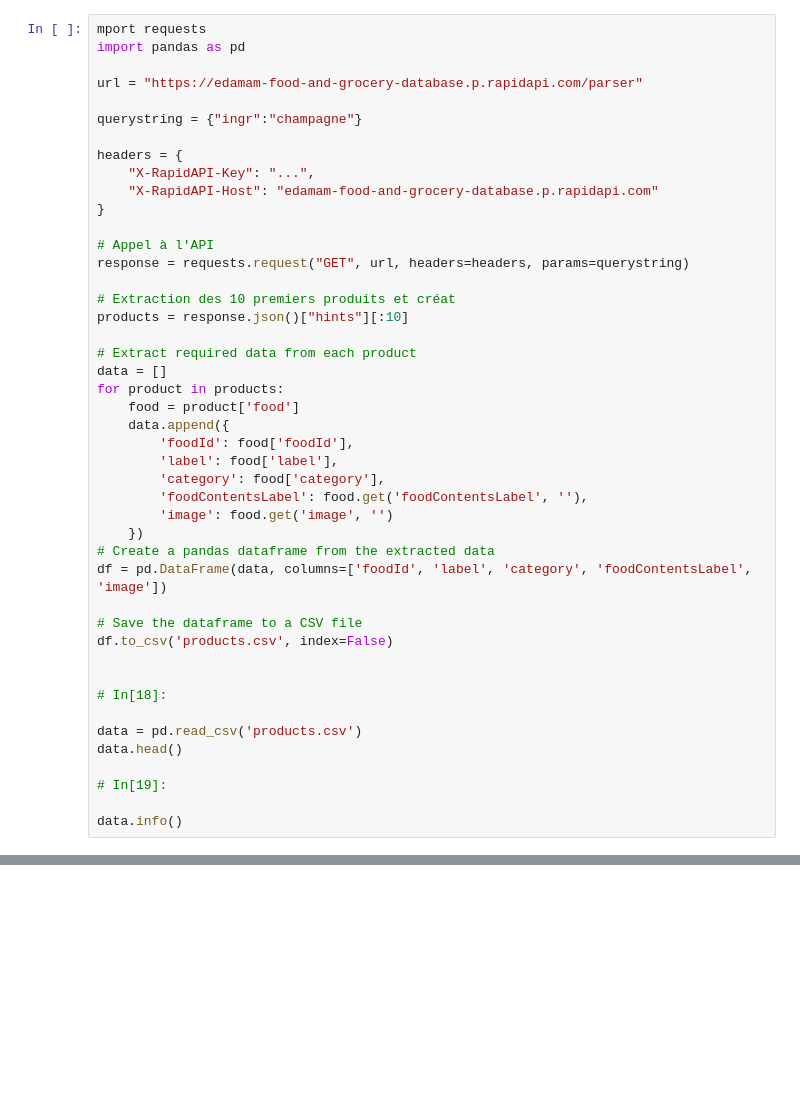
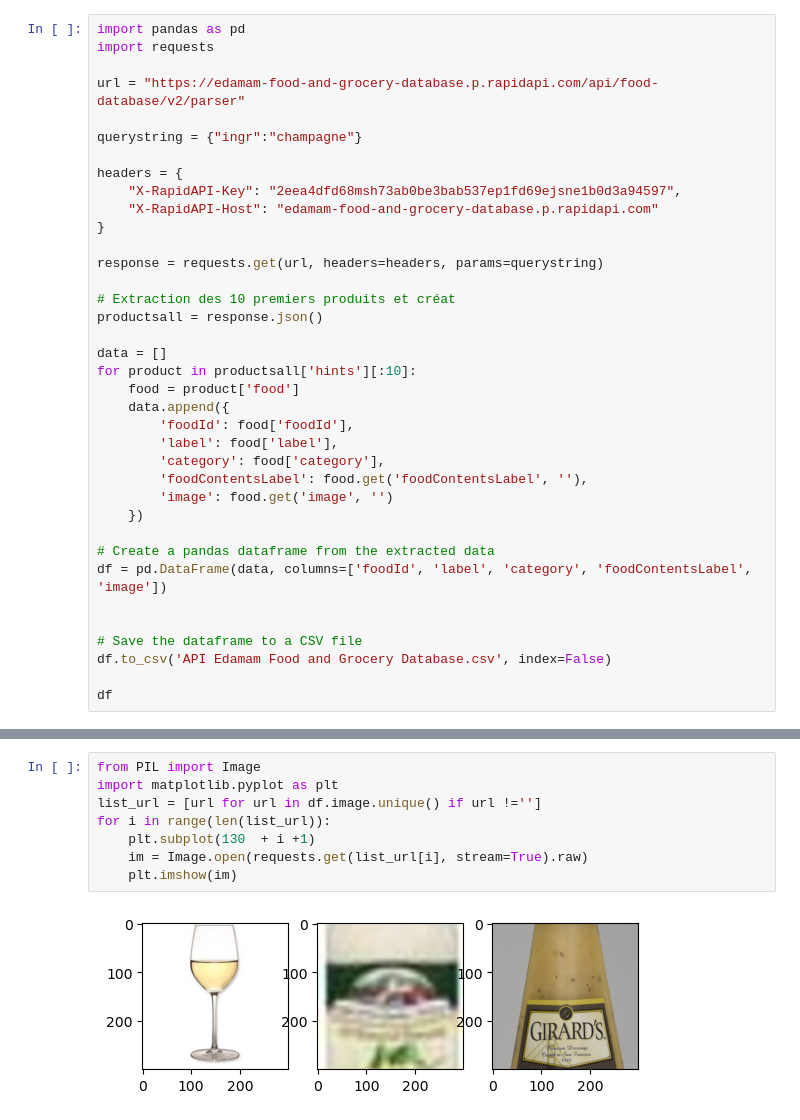
Before and after one commit to kevin-EK/OC-DS-P6-Classifiez-automatiquement-des-biens-de-consommation, a Jupyter notebook: API rapidPI.ipynb, the cells around one changed output, grey strips where cells are left out. Saved outputs shown, nothing was run; the diff lists cells and outputs as text; blank space fills up the shorter version.

```diff
--- a/API rapidPI.ipynb
+++ b/API rapidPI.ipynb
@@ -1,25 +1,23 @@
 # %%
-mport requests
 import pandas as pd
+import requests
 
-url = "https://edamam-food-and-grocery-database.p.rapidapi.com/parser"
+url = "https://edamam-food-and-grocery-database.p.rapidapi.com/api/food-database/v2/parser"
 
 querystring = {"ingr":"champagne"}
 
 headers = {
-    "X-RapidAPI-Key": "...",
+    "X-RapidAPI-Key": "2eea4dfd68msh73ab0be3bab537ep1fd69ejsne1b0d3a94597",
     "X-RapidAPI-Host": "edamam-food-and-grocery-database.p.rapidapi.com"
 }
 
-# Appel à l'API
-response = requests.request("GET", url, headers=headers, params=querystring)
+response = requests.get(url, headers=headers, params=querystring)
 
 # Extraction des 10 premiers produits et créat
-products = response.json()["hints"][:10]
+productsall = response.json()
 
-# Extract required data from each product
 data = []
-for product in products:
+for product in productsall['hints'][:10]:
     food = product['food']
     data.append({
         'foodId': food['foodId'],
@@ -28,18 +26,12 @@ for product in products:
         'foodContentsLabel': food.get('foodContentsLabel', ''),
         'image': food.get('image', '')
     })
+
 # Create a pandas dataframe from the extracted data
 df = pd.DataFrame(data, columns=['foodId', 'label', 'category', 'foodContentsLabel', 'image'])
 
+
 # Save the dataframe to a CSV file
-df.to_csv('products.csv', index=False)
+df.to_csv('API Edamam Food and Grocery Database.csv', index=False)
 
-
-# In[18]:
-
-data = pd.read_csv('products.csv')
-data.head()
-
-# In[19]:
-
-data.info()
+df
@@ -45,0 +146,10 @@ data.info()
+# %%
+from PIL import Image
+import matplotlib.pyplot as plt
+list_url = [url for url in df.image.unique() if url !='']
+for i in range(len(list_url)):
+    plt.subplot(130  + i +1)
+    im = Image.open(requests.get(list_url[i], stream=True).raw)
+    plt.imshow(im)
+# %% [output]
+[figure, added]
```
Also changed, not shown: parts of 10 cells of this notebook, 4 other files.
